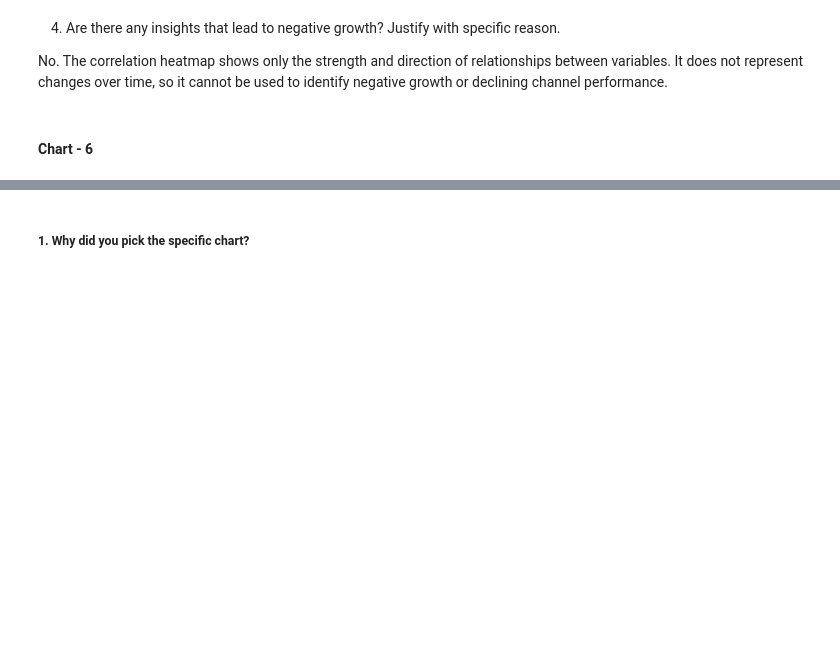
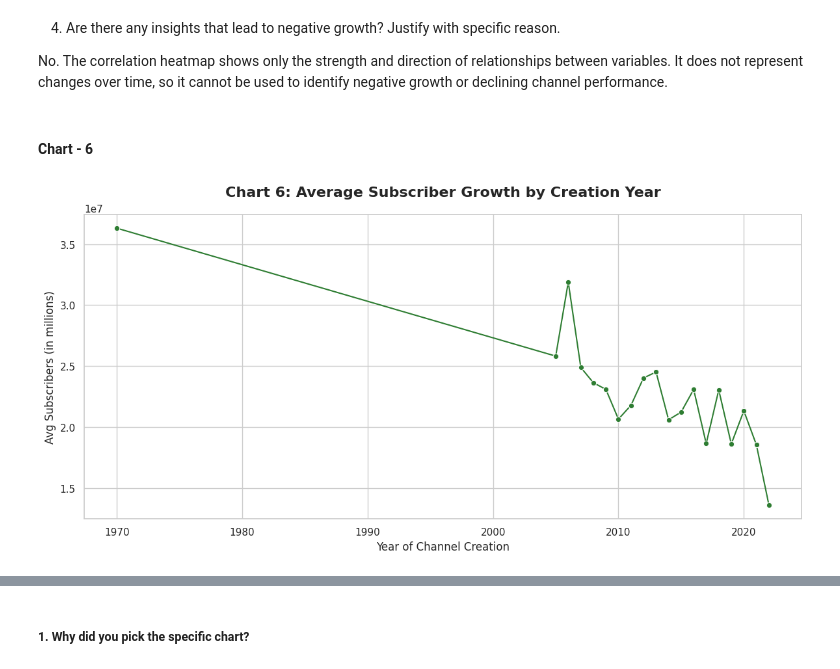
Before and after one commit to Sneha8126/Sneha-EDA-Submission-Template, a Jupyter notebook: Sneha_EDA_Submission_Template.ipynb, the cells around one changed output, grey strips where cells are left out. Cells and saved outputs as stored; diff of their text form; code cells hidden in the pictures; blank space fills up the shorter version.

Commit message:
Add point plot for average subscribers by creation year with insights

```diff
--- a/Sneha_EDA_Submission_Template.ipynb
+++ b/Sneha_EDA_Submission_Template.ipynb
@@ -650,0 +649,20 @@ No. The correlation heatmap shows only the strength and direction of relationshi
+# %%
+# Chart - 6 visualization code
+
+# Styling setup
+sns.set_theme(style="whitegrid")
+plt.figure(figsize=(12, 6))
+
+# Line plot for temporal trend
+# 'ci=None' hata deta hai shading area ko taaki sirf trend line dikhe
+sns.lineplot(data=df, x='created_year', y='subscribers', marker='o', color='#2e7d32', estimator='mean', errorbar=None)
+
+# Adding labels and title
+plt.title('Chart 6: Average Subscriber Growth by Creation Year', fontsize=16, fontweight='bold', pad=20)
+plt.xlabel('Year of Channel Creation', fontsize=12)
+plt.ylabel('Avg Subscribers (in millions)', fontsize=12)
+
+plt.tight_layout()
+plt.show()
+# %% [output]
+[figure, added]
```
Also changed, not shown: parts of 11 cells of this notebook.
